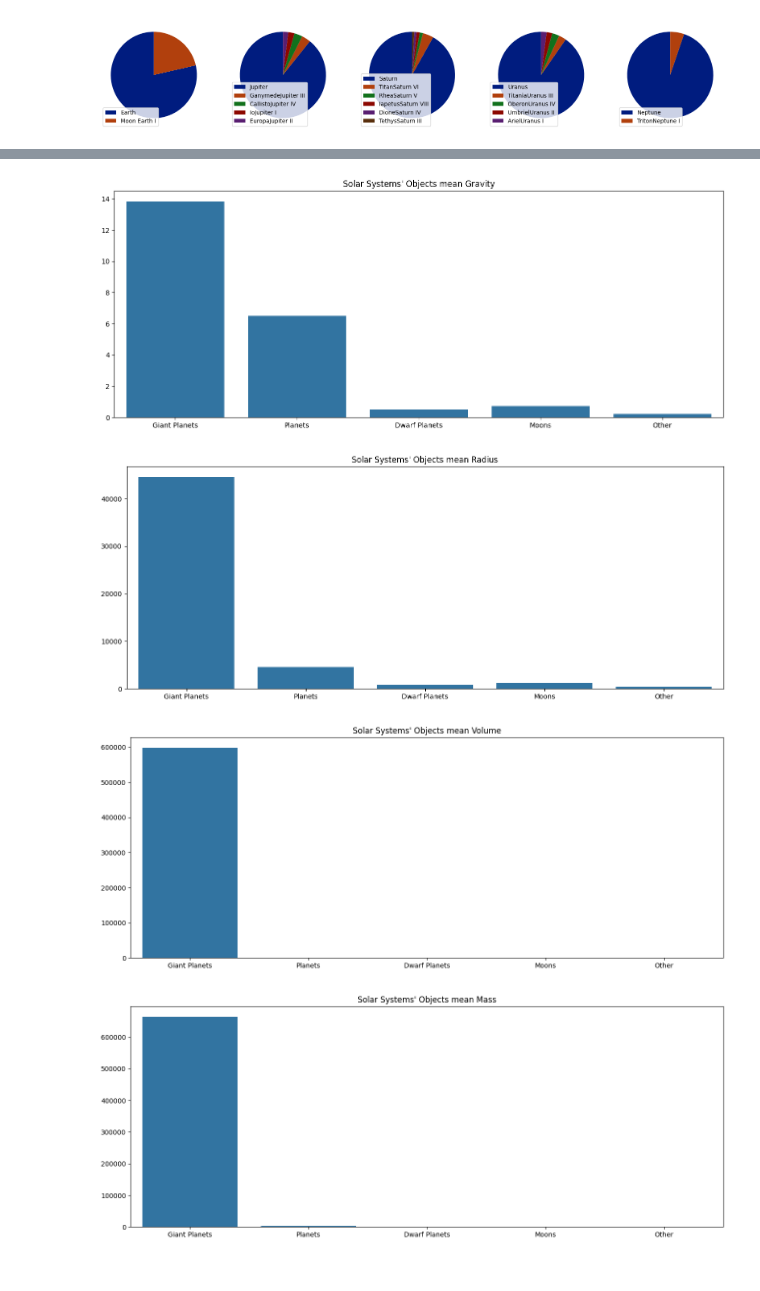
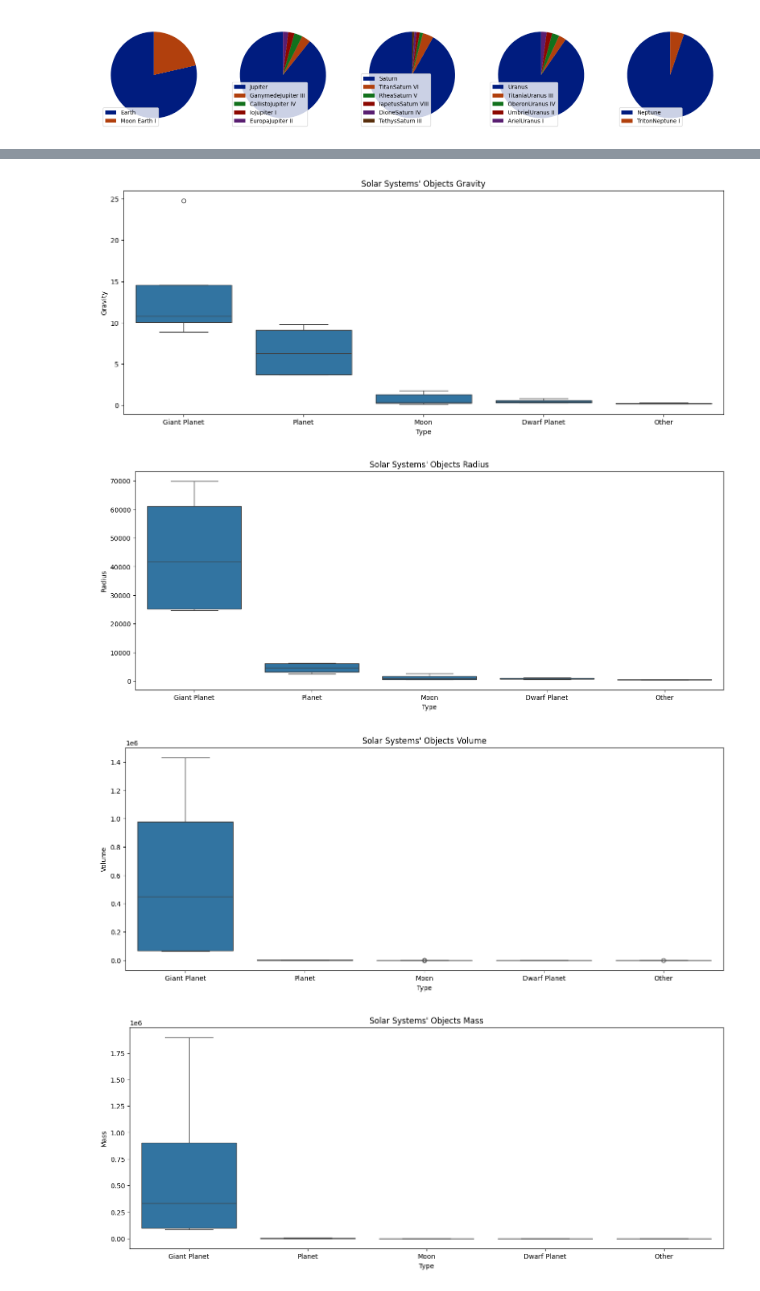
Before and after one commit to Ednaxx/Web-Data-Scraping, a Jupyter notebook: SolarSystemBigObjects.ipynb, the cells around one changed output, grey strips where cells are left out. Cells and saved outputs as stored; diff of their text form; code cells hidden in the pictures.

Commit message:
Changed SpaceObjects barplots to boxplots

```diff
--- a/SolarSystemBigObjects.ipynb
+++ b/SolarSystemBigObjects.ipynb
@@ -235,18 +245,17 @@ ax[4].legend(get_moon_data("Neptune").Body, loc="lower left")
 <matplotlib.legend.Legend at 0x...>
 [figure]
 # %%
-giant_planets = df[df.Type.str.contains("giant planet")].describe().loc["mean"]
-planets = df[df.Type.str.contains("terrestrial planet")].describe().loc["mean"]
-dwarf_planets = df[df.Type.str.contains("dwarf planet")].describe().loc["mean"]
-moons = df[df.Type.str.contains("moon")].describe().loc["mean"]
-etc = df[~(df.Type.str.contains("moon")) & ~(df.Type.str.contains("planet"))].iloc[1:].describe().loc["mean"]
+df2 = df.copy()[1:]
 
-means_data = [giant_planets, planets, dwarf_planets, moons, etc]
-means_columns = ["Giant Planets", "Planets", "Dwarf Planets", "Moons", "Other"]
+df2.loc[df2.Type.str.contains("giant planet"), "Type"] = "Giant Planet"
+df2.loc[df2.Type.str.contains("terrestrial planet"), "Type"] = "Planet"
+df2.loc[df2.Type.str.contains("dwarf planet"), "Type"] = "Dwarf Planet"
+df2.loc[df2.Type.str.contains("moon"), "Type"] = "Moon"
+df2.loc[~(df.Type.str.contains("moon")) & ~(df.Type.str.contains("planet")), "Type"] = "Other"
 # %%
 for category in ["Surface area", "Density", "Gravity", "Radius", "Volume", "Mass"]:
     plt.figure(figsize=(16,6))
-    ax = sns.barplot(x=means_columns, y=[data[category] for data in means_data])
-    plt.title("Solar Systems' Objects mean " + category)
+    sns.boxplot(data=df2, x="Type", y=category)
+    plt.title("Solar Systems' Objects " + category)
     plt.show()
 # %% [output]
@@ -255,4 +264,4 @@ for category in ["Surface area", "Density", "Gravity", "Radius", "Volume", "Mass
-[figure, old version]
+[figure, new version]
-[figure, old version]
+[figure, new version]
-[figure, old version]
+[figure, new version]
-[figure, old version]
+[figure, new version]
```
Also changed, not shown: parts of 3 cells of this notebook.
